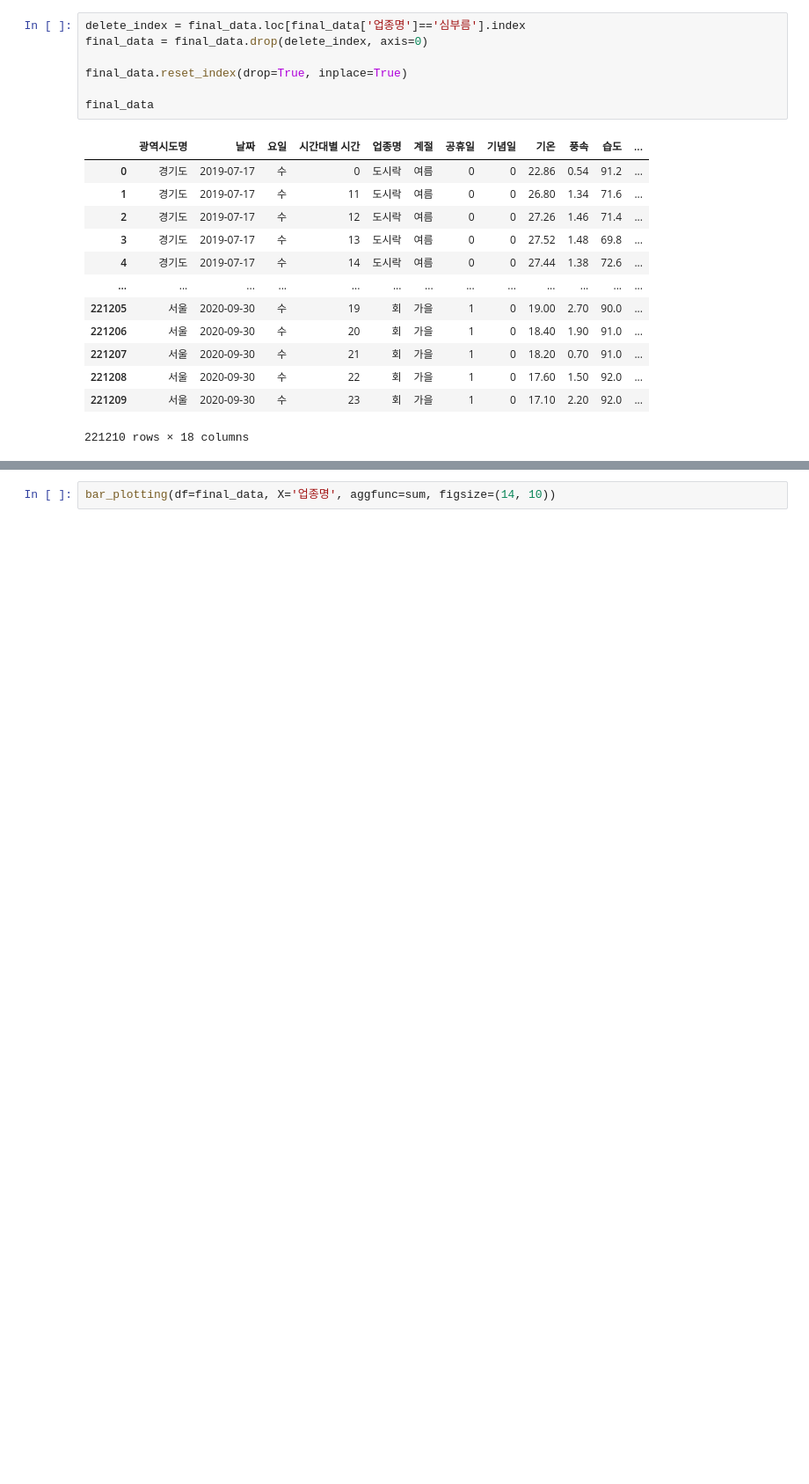
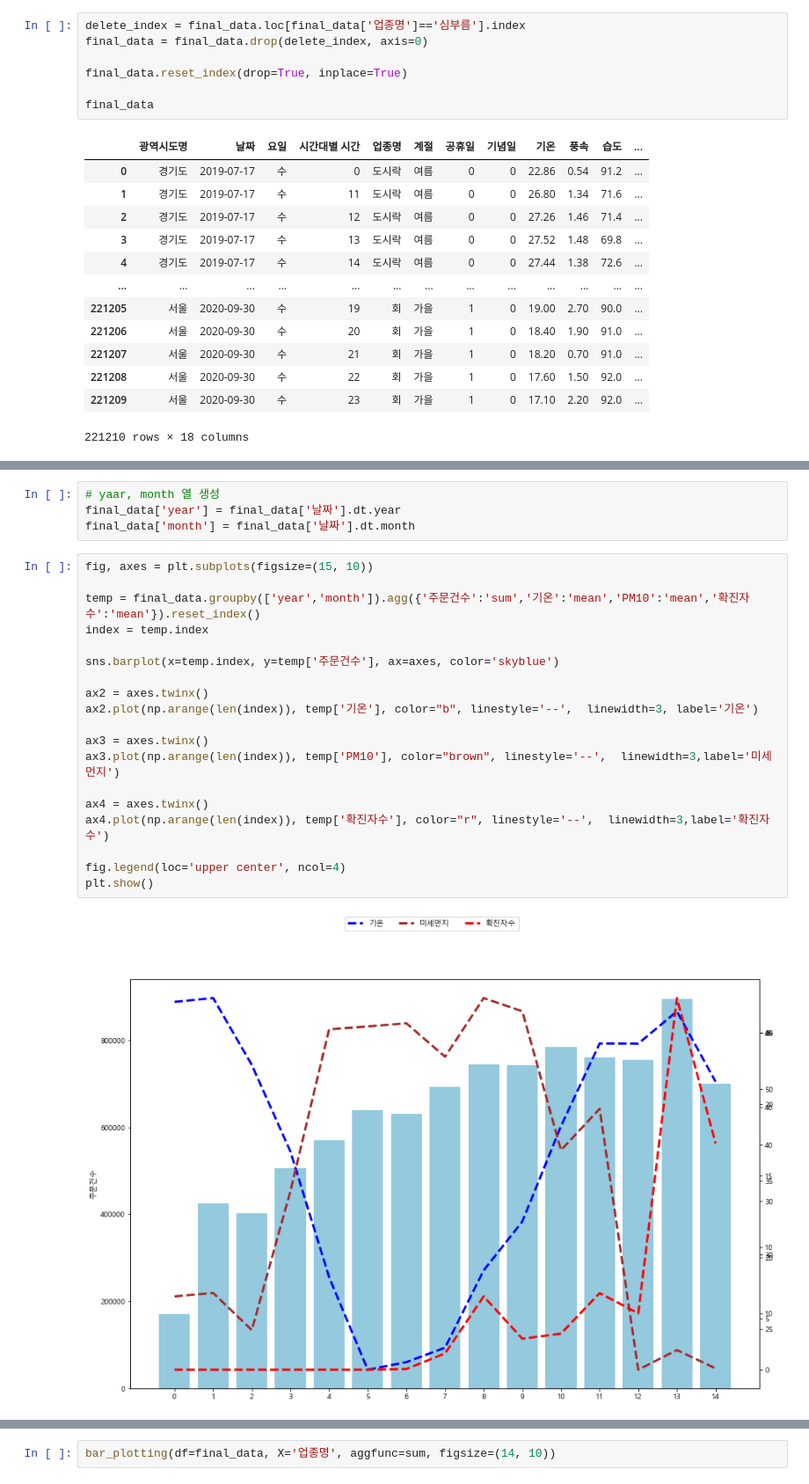
Before and after one commit to parksimis/Mulcam-Delivery-Service, a Jupyter notebook: data_analysis/EDA.ipynb, the cells around one changed output, grey strips where cells are left out. Shown at 88% size. Saved outputs shown, nothing was run; the diff lists cells and outputs as text; blank space fills up the shorter version.

```diff
--- a/data_analysis/EDA.ipynb
+++ b/data_analysis/EDA.ipynb
@@ -117,0 +136,25 @@ final_data['날짜'] = pd.to_datetime(final_data['날짜'])
+# %%
+# yaar, month 열 생성
+final_data['year'] = final_data['날짜'].dt.year
+final_data['month'] = final_data['날짜'].dt.month
+# %%
+fig, axes = plt.subplots(figsize=(15, 10))
+
+temp = final_data.groupby(['year','month']).agg({'주문건수':'sum','기온':'mean','PM10':'mean','확진자수':'mean'}).reset_index()
+index = temp.index
+
+sns.barplot(x=temp.index, y=temp['주문건수'], ax=axes, color='skyblue')
+
+ax2 = axes.twinx()
+ax2.plot(np.arange(len(index)), temp['기온'], color="b", linestyle='--',  linewidth=3, label='기온')
+
+ax3 = axes.twinx()
+ax3.plot(np.arange(len(index)), temp['PM10'], color="brown", linestyle='--',  linewidth=3,label='미세먼지')
+
+ax4 = axes.twinx()
+ax4.plot(np.arange(len(index)), temp['확진자수'], color="r", linestyle='--',  linewidth=3,label='확진자수')
+
+fig.legend(loc='upper center', ncol=4)
+plt.show()
+# %% [output]
+[figure, added]
```
Also changed, not shown: parts of 59 cells of this notebook, 1 other file.
